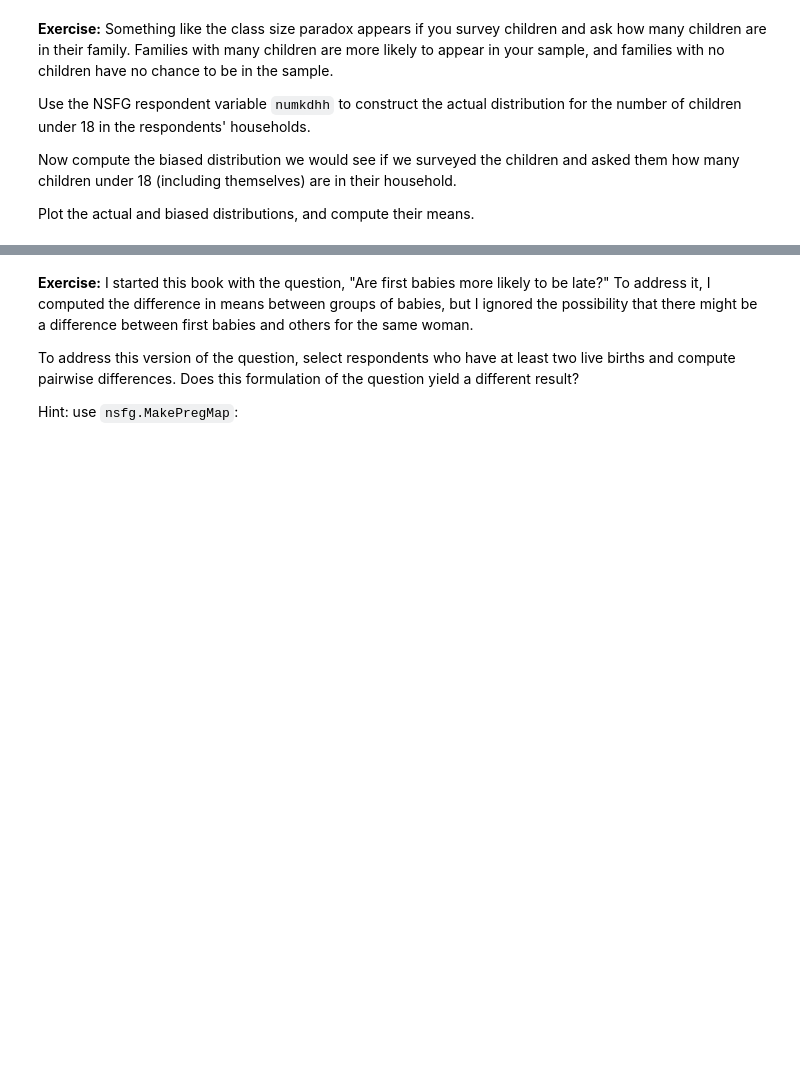
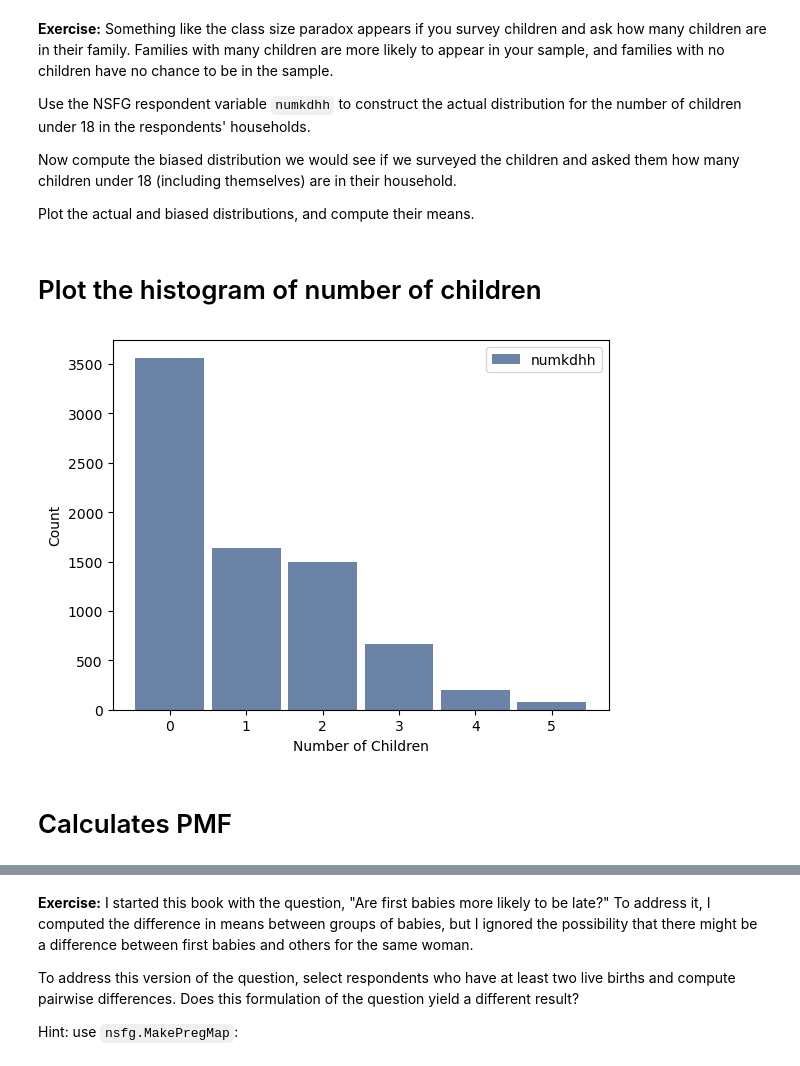
Before and after one commit to MWPerrineJr/ThinkStats2, a Jupyter notebook: code/chap03ex.ipynb, the cells around one changed output, grey strips where cells are left out. Drawn from its saved outputs; the diff is of its cells as text; code cells hidden in the pictures; blank space fills up the shorter version.

```diff
--- a/code/chap03ex.ipynb
+++ b/code/chap03ex.ipynb
@@ -417,3 +399,13 @@ download("https://github.com/AllenDowney/ThinkStats2/raw/master/code/2002FemResp
 download("https://github.com/AllenDowney/ThinkStats2/raw/master/code/2002FemResp.dat.gz")
 # %%
 resp = nsfg.ReadFemResp()
+# %% [markdown]
+# Plot the histogram of number of children
+# %%
+hist = thinkstats2.Hist(resp.numkdhh, label="numkdhh")
+thinkplot.Hist(hist)
+thinkplot.Config(xlabel="Number of Children" , ylabel="Count")
+# %% [output]
+[figure, added]
+# %% [markdown]
+# Calculates PMF
```
Also changed, not shown: parts of 8 cells of this notebook.
